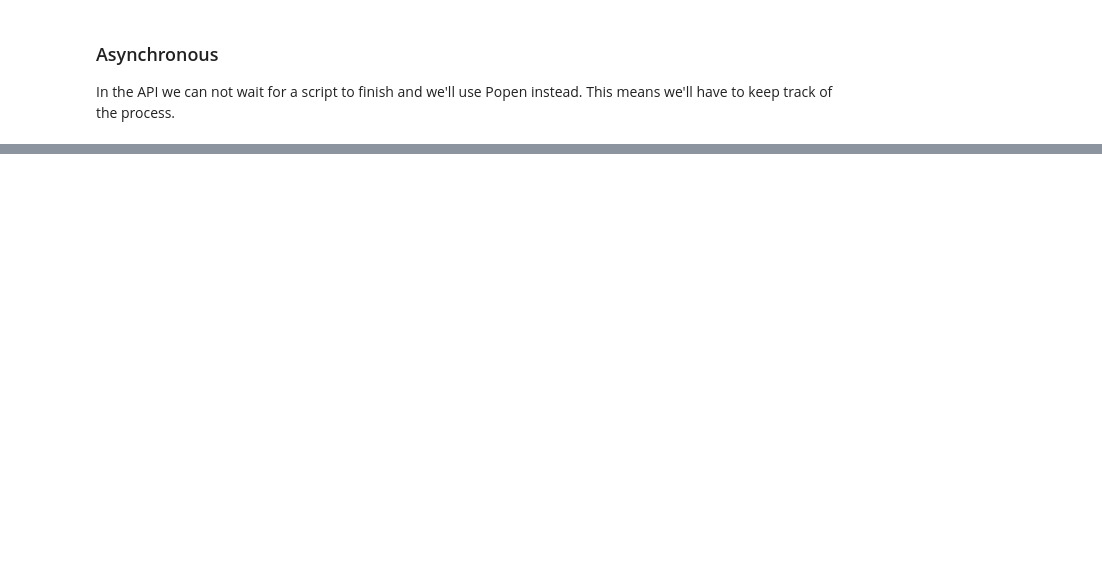
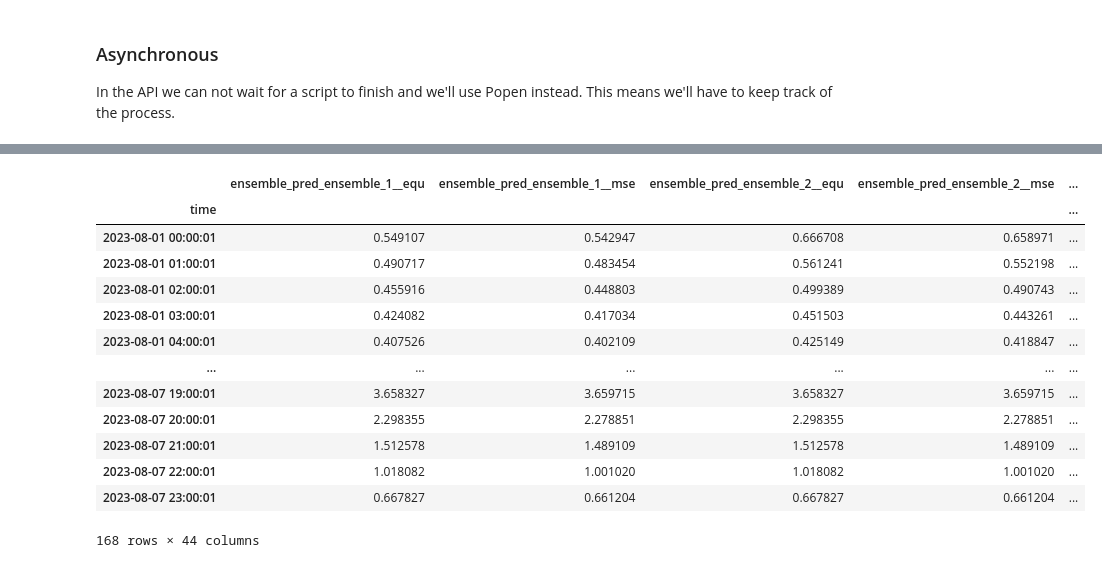
Before and after one commit to fenke/corebridge, a Jupyter notebook: nbs/02_rscriptbridge.ipynb, the cells around one changed output, grey strips where cells are left out. Drawn from its saved outputs; the diff is of its cells as text; code cells hidden in the pictures; blank space fills up the shorter version.

```diff
--- a/nbs/02_rscriptbridge.ipynb
+++ b/nbs/02_rscriptbridge.ipynb
@@ -662,18 +733,16 @@ calc_hash_from_data_files(data_file_flow[flow_object_index], save_dir)
 #### Inputs
 # %%
 #| exports
-def check_script_inputs(flow_object:dict, save_dir:str)->bool:
+def check_script_inputs(flow_object:dict, workdir:str)->bool:
     """
     Check if the input files for a script are up-to-date, returns True if up-to-date.
     """
-
-    checksum_file = get_save_path(f"input-checksum-{calc_hash_from_flowobject(flow_object)}", save_dir)
-    checksum_file = get_save_path(f"input-checksum-{calc_hash_from_flowobject(flow_object)}", save_dir)
+    checksum_filename = f"input-checksum-{calc_hash_from_flowobject(flow_object)}"
     md5_check_result = subprocess.run(
-        ['md5sum', '-c', checksum_file],
-        cwd=save_dir,
+        ['md5sum', '-c', checksum_filename],
+        cwd=workdir,
         capture_output=True)
-    syslog.debug(f"Checksum check result for Flow object: {flow_object['name']}: {md5_check_result.returncode}, checksum file: {checksum_file}")
+    syslog.debug(f"Checksum check result for Flow object: {flow_object['name']}: {md5_check_result.returncode}, checksum file: {checksum_filename}")
 
     return int(md5_check_result.returncode) == 0
 # %%
@@ -844,7 +915,12 @@ RScriptProcess = namedtuple('RScriptProcess', ['flow_object', 'lock_file', 'stdo
 
 #### Asynchronous RScript processing ------------------------------------------------
 
-def run_rscript_nowait(flow_object, workdir:str, pkg_repo:str='https://cloud.r-project.org') -> RScriptProcess:
+def run_rscript_nowait(
+        flow_object,
+        workdir:str,
+        libfolder:str=None,
+        pkg_repo:str='https://cloud.r-project.org') -> RScriptProcess:
+
     """ Run a script in R
         args:
             flow_object: dict of flow object
@@ -857,9 +933,9 @@ def run_rscript_nowait(flow_object, workdir:str, pkg_repo:str='https://cloud.r-p
     syslog.debug(f"Starting rscript for {flow_object['name']}")
 
     # lockfile -------------------------------------------------------------------
-    os.makedirs(os.path.join(workdir, 'temp'), exist_ok=True)
+    os.makedirs(os.path.abspath(os.path.join(workdir, 'temp')), exist_ok=True)
     def get_temp_path(lname):
-        return os.path.join(workdir, 'temp', lname)
+        return os.path.abspath(os.path.join(workdir, 'temp', lname))
 
     lock_name = 'run_flow_object-'+calc_hash_from_flowobject(flow_object)
 
@@ -890,7 +966,7 @@ def run_rscript_nowait(flow_object, workdir:str, pkg_repo:str='https://cloud.r-p
                         syslog.error(f"STDERR\n{se.read().decode('UTF-8')}")
                 else:
                     syslog.debug(f"Script was successful for {flow_object['name']} ({lock_name})")
-                    generate_checksum_file(flow_object, workdir)
+                    generate_checksum_file(flow_object, os.path.abspath(workdir))
 
                 #os.remove(lock_object.stdout.name)
                 #os.remove(lock_object.stderr.name)
@@ -898,10 +974,13 @@ def run_rscript_nowait(flow_object, workdir:str, pkg_repo:str='https://cloud.r-p
 
     # Check if output exists and inputs have not changed and return False if
     # output exists and inputs have not changed
-    if check_script_output(flow_object, workdir) and check_script_inputs(flow_object, workdir):
+    if check_script_output(flow_object, os.path.abspath(workdir)) and check_script_inputs(flow_object, os.path.abspath(workdir)):
         syslog.debug(f"Output and inputs are up-to-date for {flow_object['name']}")
         return run_rscript_nowait.lock_objects.get(lock_name)
 
+    if not all([os.path.exists(get_save_path(fname, os.path.abspath(workdir))) for fname in flow_object['in'].values()]):
+        syslog.debug(f"Inputs missing for {flow_object['name']}")
+        return run_rscript_nowait.lock_objects.get(lock_name)
     # Create the lock file -----------------------------------------------------------
     syslog.debug(f"Preparing to run scripts for {flow_object['name']}, creating lockfile ({lock_name})")
     cf = open(get_temp_path(f"lock-{lock_name}"), 'wt')
@@ -914,12 +993,14 @@ def run_rscript_nowait(flow_object, workdir:str, pkg_repo:str='https://cloud.r-p
         se = open(get_temp_path(f"stderr-{lock_name}"), 'wt')
 
         # check libs
-        libfolder=os.path.join(workdir, 'libs')
+        if not libfolder:
+            libfolder=os.path.abspath(os.path.join(workdir, 'libs'))
+
         os.makedirs(libfolder, exist_ok=True)
         syslog.debug(f"Using libfolder {libfolder} for packages")
 
         env = dict(os.environ)
-        env['R_LIBS_USER'] = os.path.abspath(libfolder)
+        env['R_LIBS_USER'] = libfolder
         syslog.debug(F"Using libfolder {env['R_LIBS_USER']} for R_LIBS_USER")
 
         if not check_rscript_libs(flow_object['libs'], libfolder):
@@ -933,7 +1014,7 @@ def run_rscript_nowait(flow_object, workdir:str, pkg_repo:str='https://cloud.r-p
                         ]
                     run_script_install = subprocess.Popen(
                         popen_args,
-                        cwd=workdir,
+                        cwd=os.path.abspath(workdir),
                         stdout=so,
                         stderr=se,
                         encoding='UTF-8',
@@ -948,7 +1029,7 @@ def run_rscript_nowait(flow_object, workdir:str, pkg_repo:str='https://cloud.r-p
         popen_args = ['Rscript', flow_object['name']]
         popen_run = subprocess.Popen(
             popen_args,
-            cwd=workdir,
+            cwd=os.path.abspath(workdir),
             stdout=so,
             stderr=se,
             encoding='UTF-8',
@@ -1046,0 +1548,2 @@ class AICoreRModule(AICoreModule):
+# %%
+module = AICoreRScriptModule(data_file_flow, save_dir, assets_dir)
@@ -1046,0 +1694,18 @@ class AICoreRModule(AICoreModule):
+# %%
+#converted = rdata.read_rda(module.get_save_path(module.data_files_map.get('Predicted_sapflux')))
+module.read_data('Predicted_sapflux')
+# %% [output]
+|  | ensemble_pred_ensemble_1__equ | ensemble_pred_ensemble_1__mse | ensemble_pred_ensemble_2__equ | ensemble_pred_ensemble_2__mse | ... |
+| time |  |  |  |  | ... |
+| 2023-08-01 00:00:01 | 0.549107 | 0.542947 | 0.666708 | 0.658971 | ... |
+| 2023-08-01 01:00:01 | 0.490717 | 0.483454 | 0.561241 | 0.552198 | ... |
+| 2023-08-01 02:00:01 | 0.455916 | 0.448803 | 0.499389 | 0.490743 | ... |
+| 2023-08-01 03:00:01 | 0.424082 | 0.417034 | 0.451503 | 0.443261 | ... |
+| 2023-08-01 04:00:01 | 0.407526 | 0.402109 | 0.425149 | 0.418847 | ... |
+| ... | ... | ... | ... | ... | ... |
+| 2023-08-07 19:00:01 | 3.658327 | 3.659715 | 3.658327 | 3.659715 | ... |
+| 2023-08-07 20:00:01 | 2.298355 | 2.278851 | 2.298355 | 2.278851 | ... |
+| 2023-08-07 21:00:01 | 1.512578 | 1.489109 | 1.512578 | 1.489109 | ... |
+| 2023-08-07 22:00:01 | 1.018082 | 1.001020 | 1.018082 | 1.001020 | ... |
+| 2023-08-07 23:00:01 | 0.667827 | 0.661204 | 0.667827 | 0.661204 | ... |
+168 rows × 44 columns
```
Also changed, not shown: parts of 77 cells of this notebook, 9 other files.
